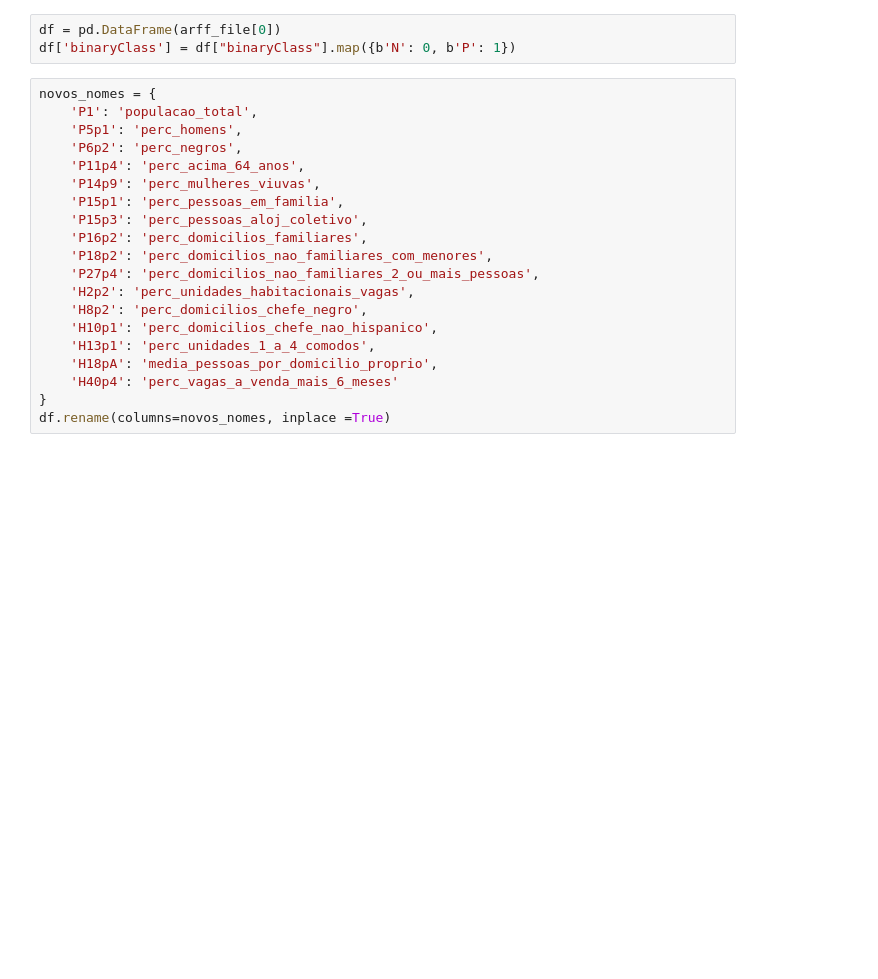
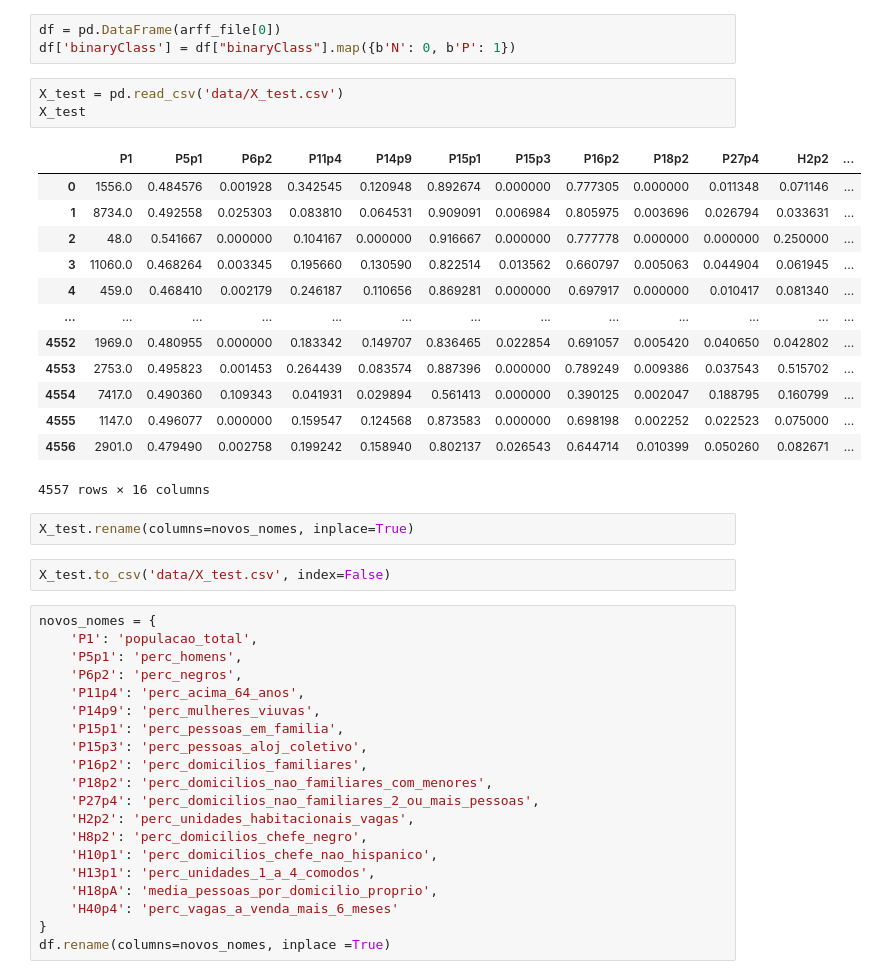
Before and after one commit to GabrielVasconcel/Projeto_AM_Final, a Jupyter notebook: main.ipynb, the cells around one changed output. Saved outputs shown, nothing was run; the diff lists cells and outputs as text; blank space fills up the shorter version.

```diff
--- a/main.ipynb
+++ b/main.ipynb
@@ -93,6 +69,27 @@ H40.4 -- percentage of vacant-for-sale HU's vacant more then 6 months
 # %%
 df = pd.DataFrame(arff_file[0])
 df['binaryClass'] = df["binaryClass"].map({b'N': 0, b'P': 1})
+# %%
+X_test = pd.read_csv('data/X_test.csv')
+X_test
+# %% [output]
+|  | P1 | P5p1 | P6p2 | P11p4 | P14p9 | P15p1 | P15p3 | P16p2 | P18p2 | P27p4 | H2p2 | ... |
+| 0 | 1556.0 | 0.484576 | 0.001928 | 0.342545 | 0.120948 | 0.892674 | 0.000000 | 0.777305 | 0.000000 | 0.011348 | 0.071146 | ... |
+| 1 | 8734.0 | 0.492558 | 0.025303 | 0.083810 | 0.064531 | 0.909091 | 0.006984 | 0.805975 | 0.003696 | 0.026794 | 0.033631 | ... |
+| 2 | 48.0 | 0.541667 | 0.000000 | 0.104167 | 0.000000 | 0.916667 | 0.000000 | 0.777778 | 0.000000 | 0.000000 | 0.250000 | ... |
+| 3 | 11060.0 | 0.468264 | 0.003345 | 0.195660 | 0.130590 | 0.822514 | 0.013562 | 0.660797 | 0.005063 | 0.044904 | 0.061945 | ... |
+| 4 | 459.0 | 0.468410 | 0.002179 | 0.246187 | 0.110656 | 0.869281 | 0.000000 | 0.697917 | 0.000000 | 0.010417 | 0.081340 | ... |
+| ... | ... | ... | ... | ... | ... | ... | ... | ... | ... | ... | ... | ... |
+| 4552 | 1969.0 | 0.480955 | 0.000000 | 0.183342 | 0.149707 | 0.836465 | 0.022854 | 0.691057 | 0.005420 | 0.040650 | 0.042802 | ... |
+| 4553 | 2753.0 | 0.495823 | 0.001453 | 0.264439 | 0.083574 | 0.887396 | 0.000000 | 0.789249 | 0.009386 | 0.037543 | 0.515702 | ... |
+| 4554 | 7417.0 | 0.490360 | 0.109343 | 0.041931 | 0.029894 | 0.561413 | 0.000000 | 0.390125 | 0.002047 | 0.188795 | 0.160799 | ... |
+| 4555 | 1147.0 | 0.496077 | 0.000000 | 0.159547 | 0.124568 | 0.873583 | 0.000000 | 0.698198 | 0.002252 | 0.022523 | 0.075000 | ... |
+| 4556 | 2901.0 | 0.479490 | 0.002758 | 0.199242 | 0.158940 | 0.802137 | 0.026543 | 0.644714 | 0.010399 | 0.050260 | 0.082671 | ... |
+4557 rows × 16 columns
+# %%
+X_test.rename(columns=novos_nomes, inplace=True)
+# %%
+X_test.to_csv('data/X_test.csv', index=False)
 # %%
 novos_nomes = {
     'P1': 'populacao_total',
```
Also changed, not shown: parts of 10 cells of this notebook, 29 other files.
